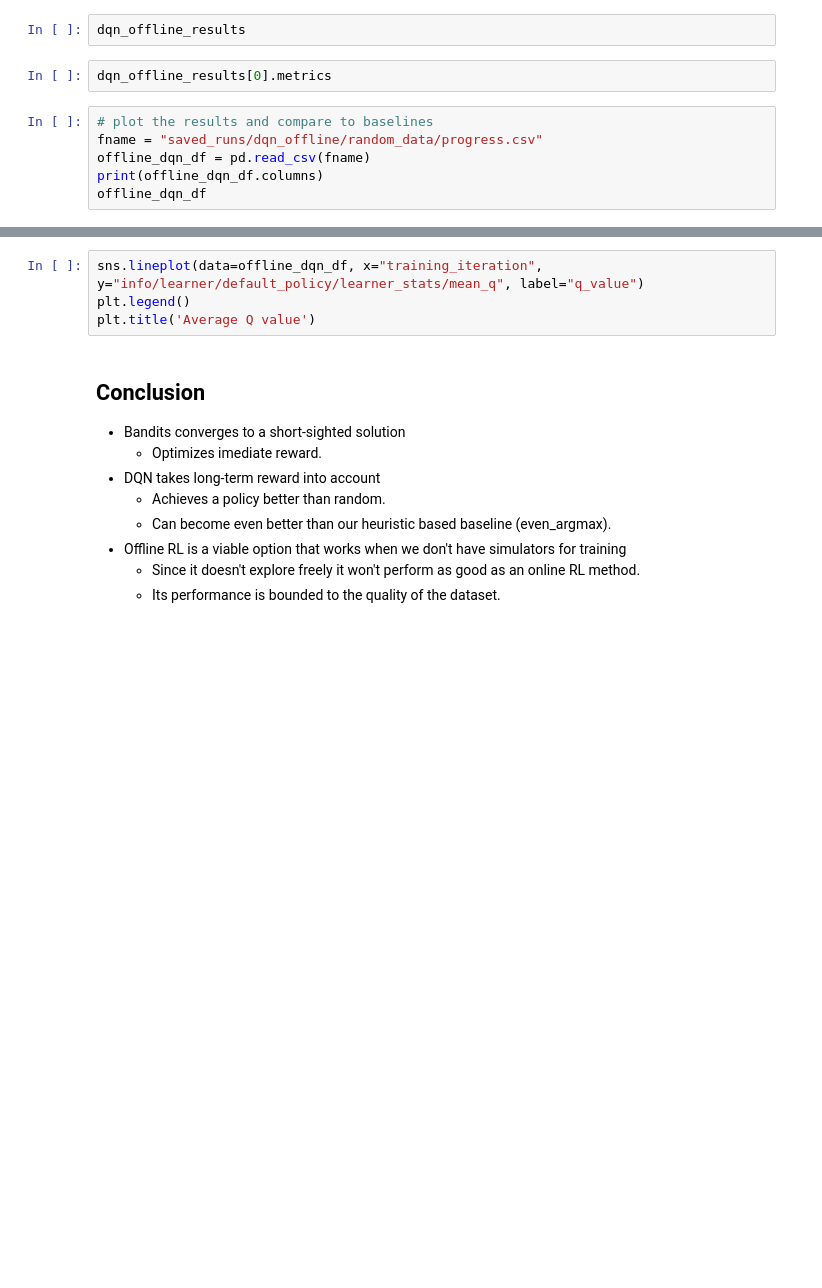
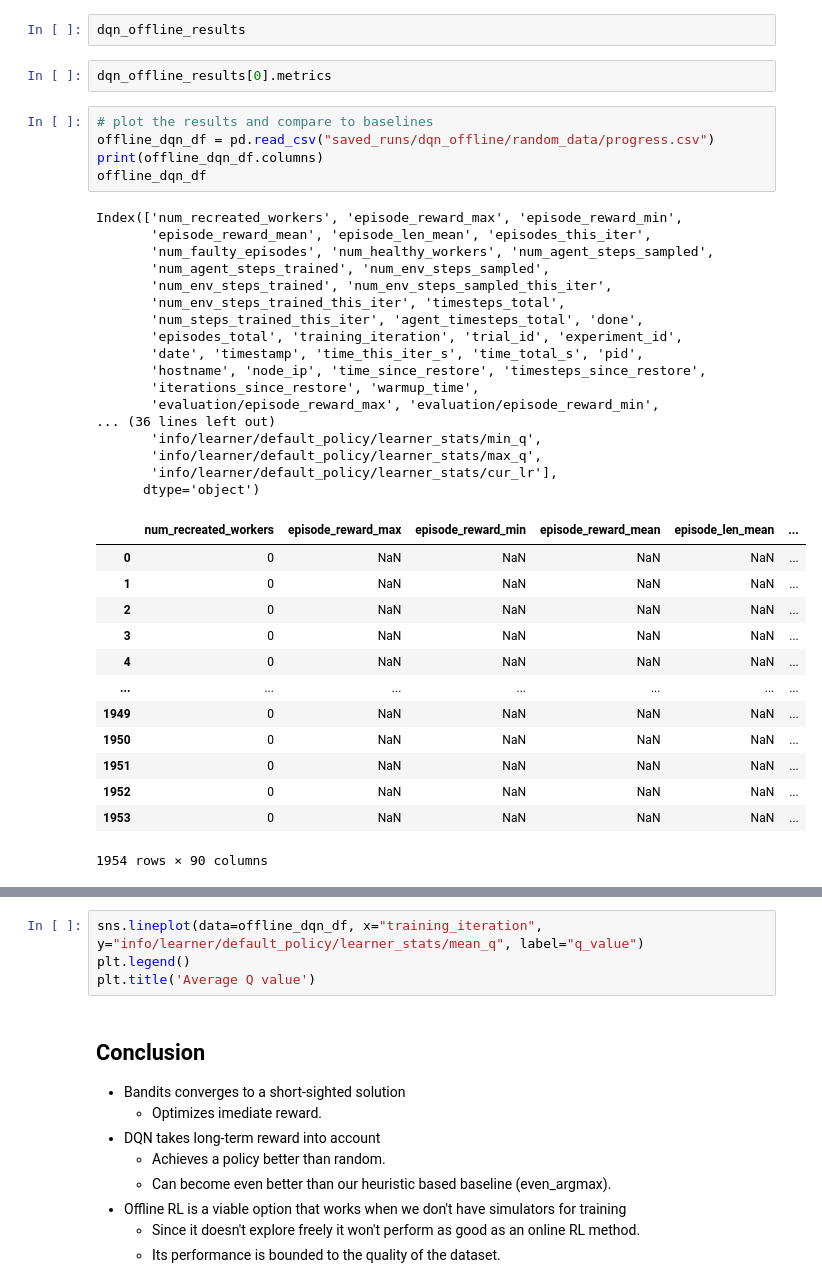
Before and after one commit to anyscale/academy, a Jupyter notebook: ray-rllib/acm_recsys_tutorial_2022/01_anyscale_acm_recsys_tutorial_dryrun_1_sol.ipynb, the cells around one changed output, grey strips where cells are left out. Cells and saved outputs as stored; diff of their text form; blank space fills up the shorter version.

```diff
--- a/ray-rllib/acm_recsys_tutorial_2022/01_anyscale_acm_recsys_tutorial_dryrun_1_sol.ipynb
+++ b/ray-rllib/acm_recsys_tutorial_2022/01_anyscale_acm_recsys_tutorial_dryrun_1_sol.ipynb
@@ -994,10 +979,40 @@ dqn_offline_results
 dqn_offline_results[0].metrics
 # %%
 # plot the results and compare to baselines
-fname = "saved_runs/dqn_offline/random_data/progress.csv"
-offline_dqn_df = pd.read_csv(fname)
+offline_dqn_df = pd.read_csv("saved_runs/dqn_offline/random_data/progress.csv")
 print(offline_dqn_df.columns)
 offline_dqn_df
+# %% [output]
+Index(['num_recreated_workers', 'episode_reward_max', 'episode_reward_min',
+       'episode_reward_mean', 'episode_len_mean', 'episodes_this_iter',
+       'num_faulty_episodes', 'num_healthy_workers', 'num_agent_steps_sampled',
+       'num_agent_steps_trained', 'num_env_steps_sampled',
+       'num_env_steps_trained', 'num_env_steps_sampled_this_iter',
+       'num_env_steps_trained_this_iter', 'timesteps_total',
+       'num_steps_trained_this_iter', 'agent_timesteps_total', 'done',
+       'episodes_total', 'training_iteration', 'trial_id', 'experiment_id',
+       'date', 'timestamp', 'time_this_iter_s', 'time_total_s', 'pid',
+       'hostname', 'node_ip', 'time_since_restore', 'timesteps_since_restore',
+       'iterations_since_restore', 'warmup_time',
+       'evaluation/episode_reward_max', 'evaluation/episode_reward_min',
+... (36 lines left out)
+       'info/learner/default_policy/learner_stats/min_q',
+       'info/learner/default_policy/learner_stats/max_q',
+       'info/learner/default_policy/learner_stats/cur_lr'],
+      dtype='object')
+|  | num_recreated_workers | episode_reward_max | episode_reward_min | episode_reward_mean | episode_len_mean | ... |
+| 0 | 0 | NaN | NaN | NaN | NaN | ... |
+| 1 | 0 | NaN | NaN | NaN | NaN | ... |
+| 2 | 0 | NaN | NaN | NaN | NaN | ... |
+| 3 | 0 | NaN | NaN | NaN | NaN | ... |
+| 4 | 0 | NaN | NaN | NaN | NaN | ... |
+| ... | ... | ... | ... | ... | ... | ... |
+| 1949 | 0 | NaN | NaN | NaN | NaN | ... |
+| 1950 | 0 | NaN | NaN | NaN | NaN | ... |
+| 1951 | 0 | NaN | NaN | NaN | NaN | ... |
+| 1952 | 0 | NaN | NaN | NaN | NaN | ... |
+| 1953 | 0 | NaN | NaN | NaN | NaN | ... |
+1954 rows × 90 columns
 # %%
 
 sns.lineplot(data=offline_dqn_df, x="training_iteration", y="evaluation/episode_reward_mean", label="Offline_DQN")
```
Also changed, not shown: parts of 18 cells of this notebook, 7 other files.
